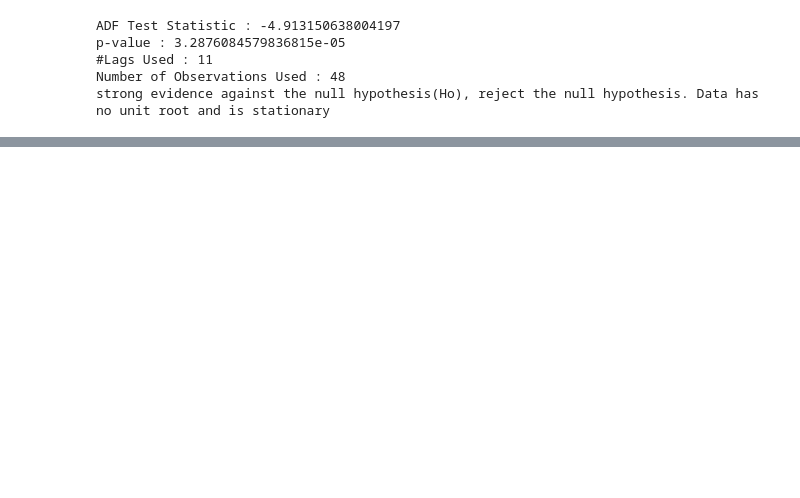
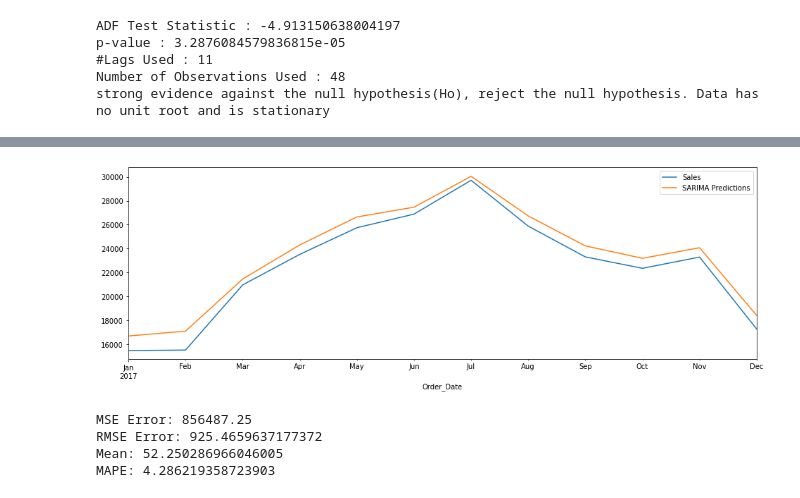
Before and after one commit to ayush0605/Demand-Forecasting-using-Python, a Jupyter notebook: Data_Preprocessing.ipynb, the cells around one changed output, grey strips where cells are left out. Cells and saved outputs as stored; diff of their text form; code cells hidden in the pictures; blank space fills up the shorter version.

```diff
--- a/Data_Preprocessing.ipynb
+++ b/Data_Preprocessing.ipynb
@@ -290,0 +302,4 @@ AttributeError: Memoryview is not initialized
+# %%
+arima_model = SARIMAX(train_data['Sales'], order = (0,1,0), seasonal_order = (0,1,0,12))
+arima_result = arima_model.fit()
+arima_result.summary()
@@ -290,0 +323,3 @@ AttributeError: Memoryview is not initialized
+# %%
+arima_pred = arima_result.predict(start = len(train_data), end = len(monthly_data)-1, typ="levels").rename("SARIMA Predictions")
+arima_pred
@@ -290,0 +340,17 @@ AttributeError: Memoryview is not initialized
+# %%
+test_data['Sales'].plot(figsize = (16,5), legend=True)
+arima_pred.plot(legend = True);
+# %% [output]
+[figure, added]
+# %%
+from statsmodels.tools.eval_measures import rmse
+arima_rmse_error = rmse(test_data['Sales'], arima_pred)
+arima_mse_error = arima_rmse_error**2
+mean_value = df['Sales'].mean()
+arima_mape = np.mean(np.abs((arima_pred - test_data['Sales']) / test_data['Sales'])) * 100
+print(f'MSE Error: {arima_mse_error}\nRMSE Error: {arima_rmse_error}\nMean: {mean_value}\nMAPE: {arima_mape}')
+# %% [output]
+MSE Error: 856487.25
+RMSE Error: 925.4659637177372
+Mean: 52.250286966046005
+MAPE: 4.286219358723903
```
Also changed, not shown: parts of 15 cells of this notebook.
